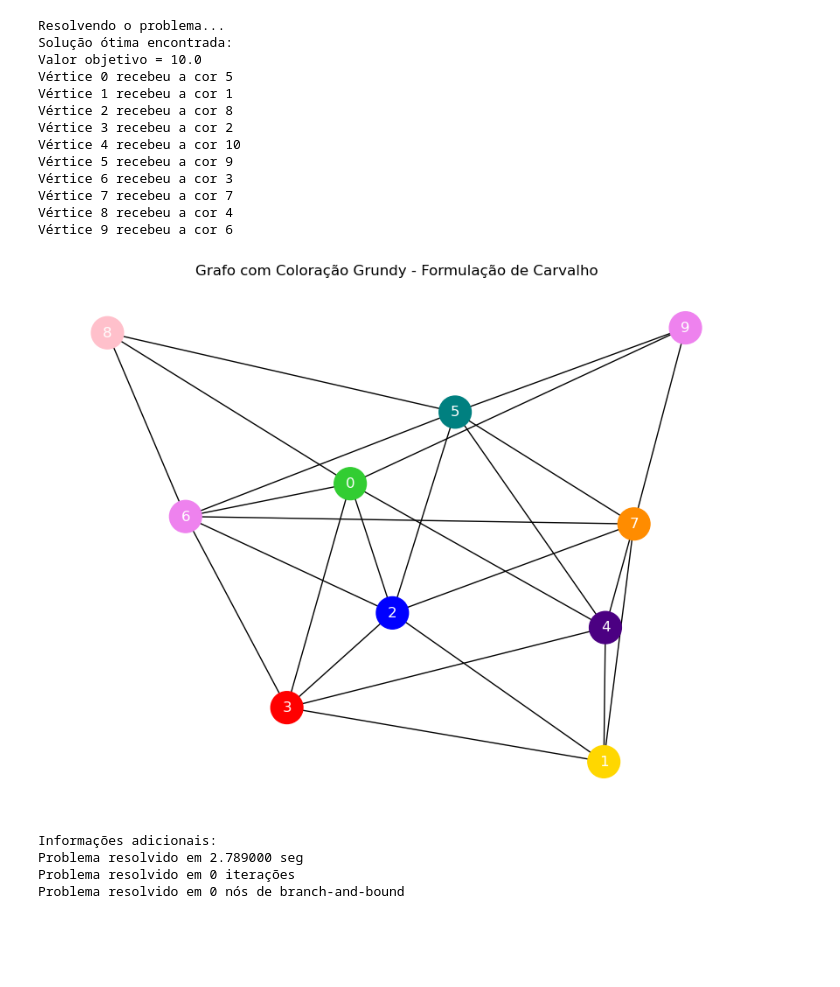
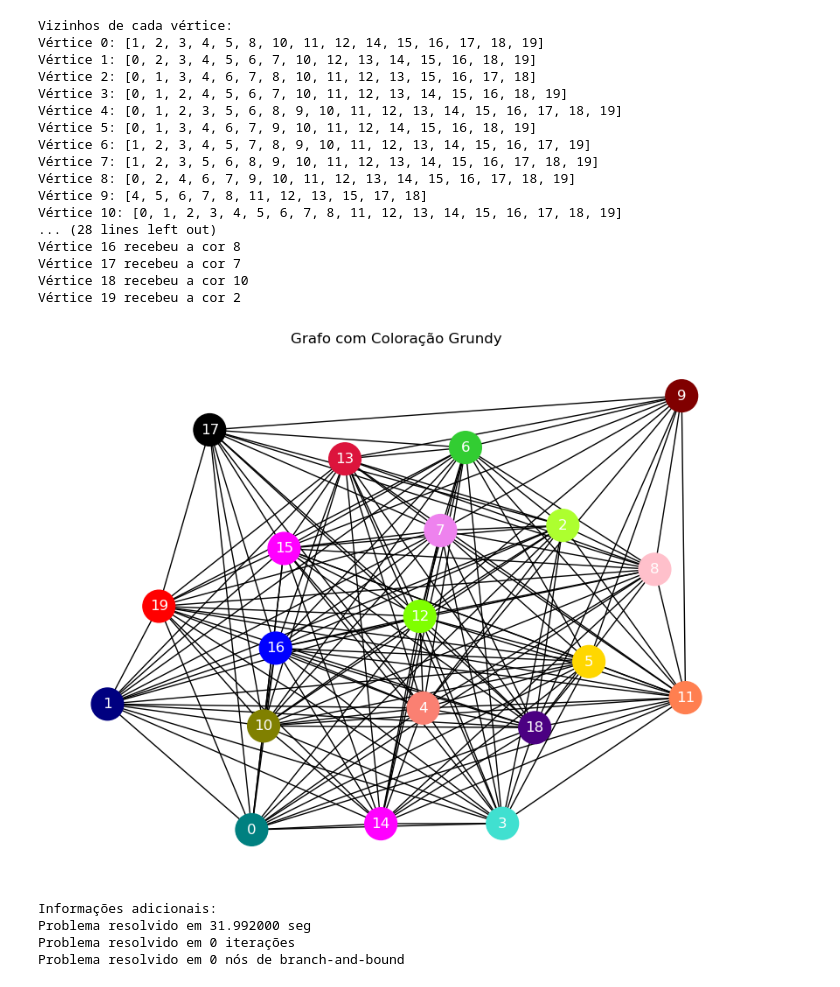
Before and after one commit to AntDeivid/projeto-final-mc, a Jupyter notebook: Formulação_de_Carvalho.ipynb, the cells around one changed output. Drawn from its saved outputs; the diff is of its cells as text; code cells hidden in the pictures; blank space fills up the shorter version.

Commit message:
Implementar funcionalidade de carvalho

```diff
--- a/Formulação_de_Carvalho.ipynb
+++ b/Formulação_de_Carvalho.ipynb
@@ -74,7 +74,7 @@ Note: you may need to restart the kernel to use updated packages.
 import networkx as nx
 import matplotlib.pyplot as plt
 
-G = nx.gnp_random_graph(10, 0.5)
+G = nx.gnp_random_graph(20, 0.8)
 nx.draw_circular(G, with_labels=True)
 plt.show()
 # %% [output]
@@ -84,10 +84,16 @@ import networkx as nx
 import matplotlib.pyplot as plt
 from ortools.linear_solver import pywraplp
 
-# Array de cores fornecido (mesmo que o anterior)
+# Verificar se o grafo foi corretamente inicializado
+vertices = list(G.nodes())
+n = len(vertices)
+if n == 0:
+    raise ValueError("O grafo não foi inicializado corretamente.")
+
+# Array de 100 cores fornecido
 color_array = [
-    "gold", "red", "violet", "pink", "limegreen", "violet", "darkorange",
-    "blue", "teal", "indigo", "crimson", "turquoise", "coral", "maroon",
+    "gold", "red", "violet", "maroon", "limegreen", "greenyellow", "black",
+    "blue", "teal", "indigo", "crimson", "turquoise", "coral", "pink",
     "olive", "navy", "magenta", "salmon", "fuchsia", "chartreuse", "skyblue",
     "beige", "sienna", "lavender", "aquamarine", "plum", "steelblue", "khaki",
     "moccasin", "peru", "chocolate", "orchid", "slateblue", "forestgreen",
@@ -97,7 +103,7 @@ color_array = [
     "darkorchid", "powderblue", "rosybrown", "darkgoldenrod", "palegreen", "hotpink",
     "palegoldenrod", "mistyrose", "lightpink", "lime", "midnightblue", "darkseagreen",
     "indianred", "lightgreen", "darkolivegreen", "sandybrown", "mediumslateblue",
-    "lightsteelblue", "firebrick", "greenyellow", "lightcyan", "thistle", "lawngreen",
+    "lightsteelblue", "firebrick", "oceanblue", "lightcyan", "thistle", "lawngreen",
     "royalblue", "seashell", "darkkhaki", "lightskyblue", "navajowhite", "lavenderblush",
     "cornflowerblue", "goldenrod", "darkblue", "darkturquoise", "mediumspringgreen",
     "wheat", "papayawhip", "lightgoldenrodyellow", "peru", "bisque", "peachpuff",
@@ -105,8 +111,14 @@ color_array = [
     "mediumseagreen", "antiquewhite", "honeydew", "mintcream"
 ]
 
+# Imprimir os vizinhos de cada vértice
+print("Vizinhos de cada vértice:")
+for v in vertices:
+    vizinhos = list(G.neighbors(v))
+    print(f"Vértice {v}: {vizinhos}")
+
 # Inicializando o solver
-solver = pywraplp.Solver.CreateSolver('CBC')
+solver = pywraplp.Solver.CreateSolver('SCIP')
 
 # Verificar se o solver foi corretamente inicializado
 if not solver:
@@ -115,23 +127,15 @@ if not solver:
 # Definir o tempo máximo de execução para o solver (30 minutos)
 solver.SetTimeLimit(1800 * 1000)  # 1800 segundos em milissegundos
 
-# Obter os vértices e número de cores
-vertices = list(G.nodes())
-n = len(vertices)
-num_colors = len(color_array)
-
-# Verificar se o grafo foi corretamente inicializado
-if n == 0:
-    raise ValueError("O grafo não foi inicializado corretamente.")
-
-# Inicializar variáveis de decisão x[v, c] e z[c]
-x = {}  # x[v,c]: 1 se o vértice v recebe a cor c, 0 caso contrário
-z = {}  # z[c]: 1 se a cor c é usada, 0 caso contrário
-
+# Variáveis de decisão x[v, c]: 1 se o vértice v recebe a cor c, 0 caso contrário
+x = {}
+num_colors = len(color_array)  # Número de cores é o tamanho do array de cores fornecido
 for v in vertices:
     for c in range(1, num_colors + 1):
         x[v, c] = solver.BoolVar(f'x[{v},{c}]')
 
+# Variáveis z_c: 1 se a cor c é usada, 0 caso contrário
+z = {}
 for c in range(1, num_colors + 1):
     z[c] = solver.BoolVar(f'z[{c}]')
 
@@ -186,50 +190,54 @@ if status == pywraplp.Solver.OPTIMAL:
 
     # Plotar o grafo colorido
     plt.figure(figsize=(8, 6))
     nx.draw(G, node_color=color_map, with_labels=True, node_size=700, font_color="white", font_size=12)
-    plt.title('Grafo com Coloração Grundy - Formulação de Carvalho')
+    plt.title('Grafo com Coloração Grundy')
     plt.show()
 
 elif status == pywraplp.Solver.FEASIBLE:
     print('Uma solução viável foi encontrada dentro do limite de tempo.')
     print('Valor objetivo =', solver.Objective().Value())
 
     for v in vertices:
         for c in range(1, num_colors + 1):
             if x[v, c].solution_value() == 1:
                 print(f"Vértice {v} recebeu a cor {c}")
                 color_map.append(color_array[c-1])
 
     # Plotar o grafo colorido
     plt.figure(figsize=(8, 6))
     nx.draw(G, node_color=color_map, with_labels=True, node_size=700, font_color="white", font_size=12)
-    plt.title('Grafo com Coloração Grundy - Formulação de Carvalho')
+    plt.title('Grafo com Coloração Grundy')
     plt.show()
 
 else:
     print('O problema não tem uma solução ótima dentro do limite de tempo.')
 
 # Informações avançadas do solver
 print('\nInformações adicionais:')
 print('Problema resolvido em %f seg' % (solver.WallTime()/1000))
 print('Problema resolvido em %d iterações' % solver.iterations())
 print('Problema resolvido em %d nós de branch-and-bound' % solver.nodes())
 # %% [output]
-Resolvendo o problema...
-Solução ótima encontrada:
-Valor objetivo = 10.0
-Vértice 0 recebeu a cor 5
-Vértice 1 recebeu a cor 1
-Vértice 2 recebeu a cor 8
-Vértice 3 recebeu a cor 2
-Vértice 4 recebeu a cor 10
-Vértice 5 recebeu a cor 9
-Vértice 6 recebeu a cor 3
-Vértice 7 recebeu a cor 7
-Vértice 8 recebeu a cor 4
-Vértice 9 recebeu a cor 6
+Vizinhos de cada vértice:
+Vértice 0: [1, 2, 3, 4, 5, 8, 10, 11, 12, 14, 15, 16, 17, 18, 19]
+Vértice 1: [0, 2, 3, 4, 5, 6, 7, 10, 12, 13, 14, 15, 16, 18, 19]
+Vértice 2: [0, 1, 3, 4, 6, 7, 8, 10, 11, 12, 13, 15, 16, 17, 18]
+Vértice 3: [0, 1, 2, 4, 5, 6, 7, 10, 11, 12, 13, 14, 15, 16, 18, 19]
+Vértice 4: [0, 1, 2, 3, 5, 6, 8, 9, 10, 11, 12, 13, 14, 15, 16, 17, 18, 19]
+Vértice 5: [0, 1, 3, 4, 6, 7, 9, 10, 11, 12, 14, 15, 16, 18, 19]
+Vértice 6: [1, 2, 3, 4, 5, 7, 8, 9, 10, 11, 12, 13, 14, 15, 16, 17, 19]
+Vértice 7: [1, 2, 3, 5, 6, 8, 9, 10, 11, 12, 13, 14, 15, 16, 17, 18, 19]
+Vértice 8: [0, 2, 4, 6, 7, 9, 10, 11, 12, 13, 14, 15, 16, 17, 18, 19]
+Vértice 9: [4, 5, 6, 7, 8, 11, 12, 13, 15, 17, 18]
+Vértice 10: [0, 1, 2, 3, 4, 5, 6, 7, 8, 11, 12, 13, 14, 15, 16, 17, 18, 19]
+... (28 lines left out)
+Vértice 16 recebeu a cor 8
+Vértice 17 recebeu a cor 7
+Vértice 18 recebeu a cor 10
+Vértice 19 recebeu a cor 2
-[figure, old version]
+[figure, new version]
 Informações adicionais:
-Problema resolvido em 2.789000 seg
+Problema resolvido em 31.992000 seg
 Problema resolvido em 0 iterações
 Problema resolvido em 0 nós de branch-and-bound
```
Also changed, not shown: parts of 2 cells of this notebook, 1 other file.
